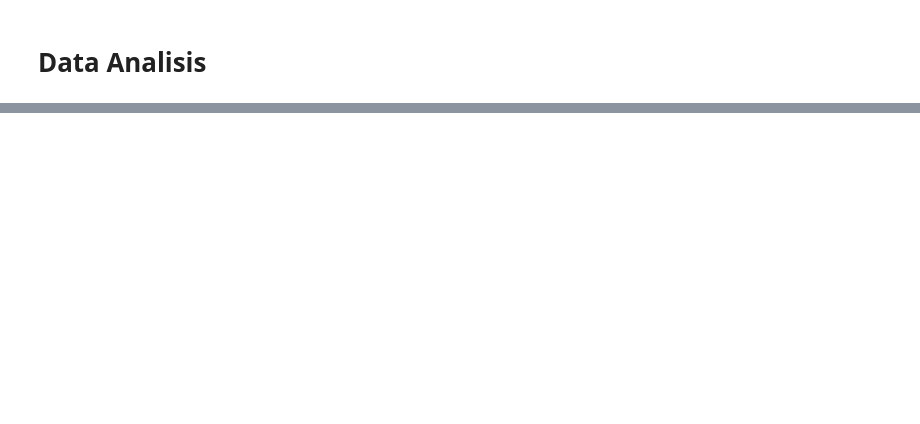
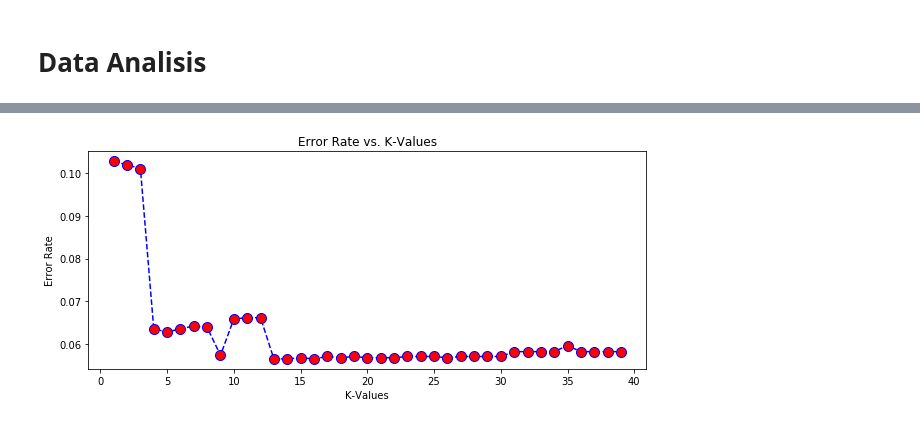
Before and after one commit to toful/BotDetector, a Jupyter notebook: src/DataAnalisis.ipynb, the cells around one changed output, grey strips where cells are left out. Cells and saved outputs as stored; diff of their text form; code cells hidden in the pictures; blank space fills up the shorter version.

```diff
--- a/src/DataAnalisis.ipynb
+++ b/src/DataAnalisis.ipynb
@@ -185,0 +270,4 @@ Saving the model into the disk
+# %%
+knn_nneighbors_analysis( XX[2], yy[2] )
+# %% [output]
+[figure, added]
```
Also changed, not shown: parts of 21 cells of this notebook, 3 other files.
